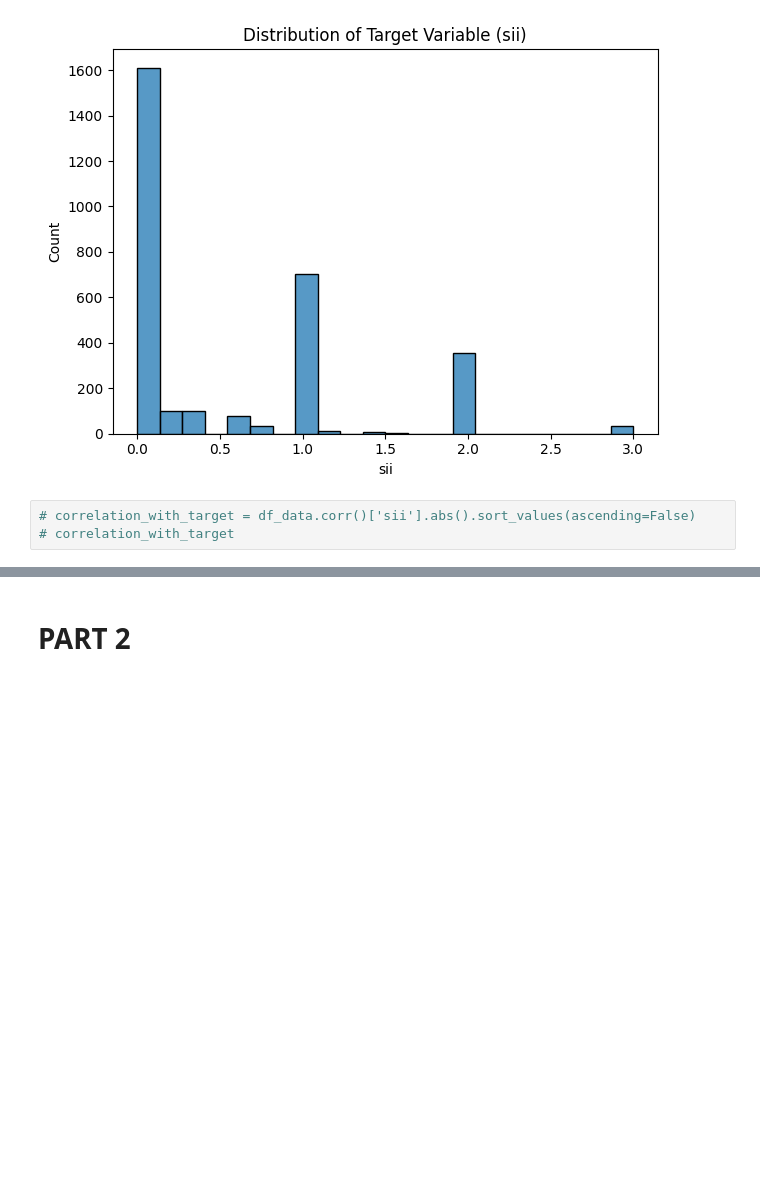
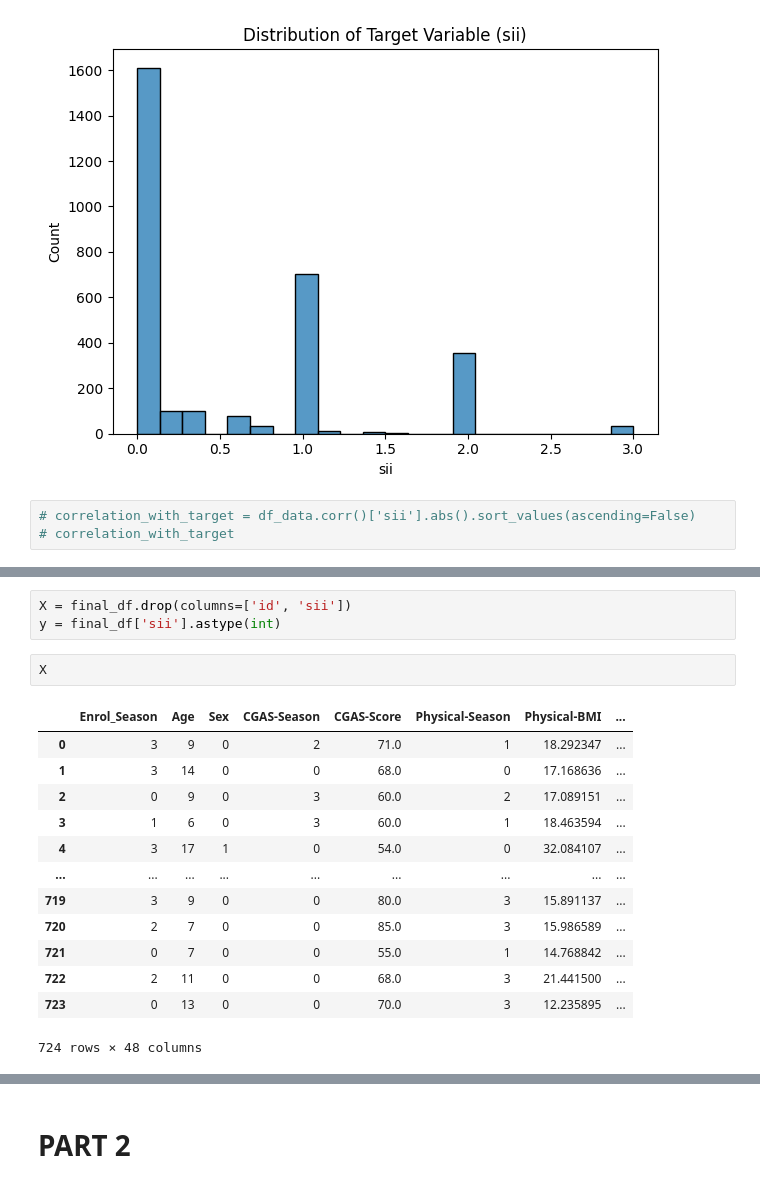
Before and after one commit to Ramtin-Karbaschi/BehaviorDetection_and_MobileMarketAnalysis, a Jupyter notebook: stat.ipynb, the cells around one changed output, grey strips where cells are left out. Cells and saved outputs as stored; diff of their text form; blank space fills up the shorter version.

```diff
--- a/stat.ipynb
+++ b/stat.ipynb
@@ -395,0 +518,19 @@ y = df_data['sii']
+# %%
+X = final_df.drop(columns=['id', 'sii'])
+y = final_df['sii'].astype(int)
+# %%
+X
+# %% [output]
+|  | Enrol_Season | Age | Sex | CGAS-Season | CGAS-Score | Physical-Season | Physical-BMI | ... |
+| 0 | 3 | 9 | 0 | 2 | 71.0 | 1 | 18.292347 | ... |
+| 1 | 3 | 14 | 0 | 0 | 68.0 | 0 | 17.168636 | ... |
+| 2 | 0 | 9 | 0 | 3 | 60.0 | 2 | 17.089151 | ... |
+| 3 | 1 | 6 | 0 | 3 | 60.0 | 1 | 18.463594 | ... |
+| 4 | 3 | 17 | 1 | 0 | 54.0 | 0 | 32.084107 | ... |
+| ... | ... | ... | ... | ... | ... | ... | ... | ... |
+| 719 | 3 | 9 | 0 | 0 | 80.0 | 3 | 15.891137 | ... |
+| 720 | 2 | 7 | 0 | 0 | 85.0 | 3 | 15.986589 | ... |
+| 721 | 0 | 7 | 0 | 0 | 55.0 | 1 | 14.768842 | ... |
+| 722 | 2 | 11 | 0 | 0 | 68.0 | 3 | 21.441500 | ... |
+| 723 | 0 | 13 | 0 | 0 | 70.0 | 3 | 12.235895 | ... |
+724 rows × 48 columns
```
Also changed, not shown: parts of 27 cells of this notebook, 1 other file.
